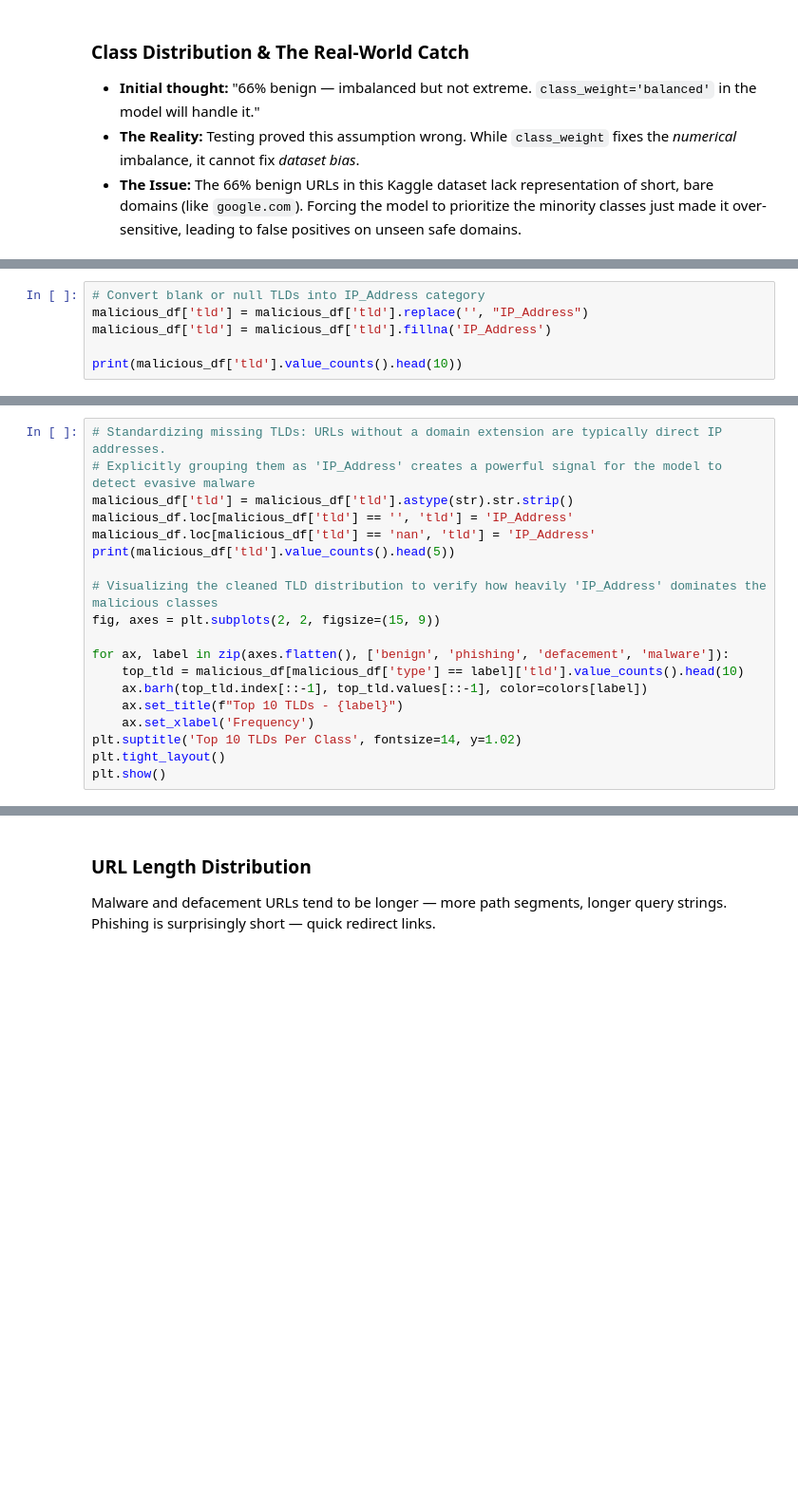
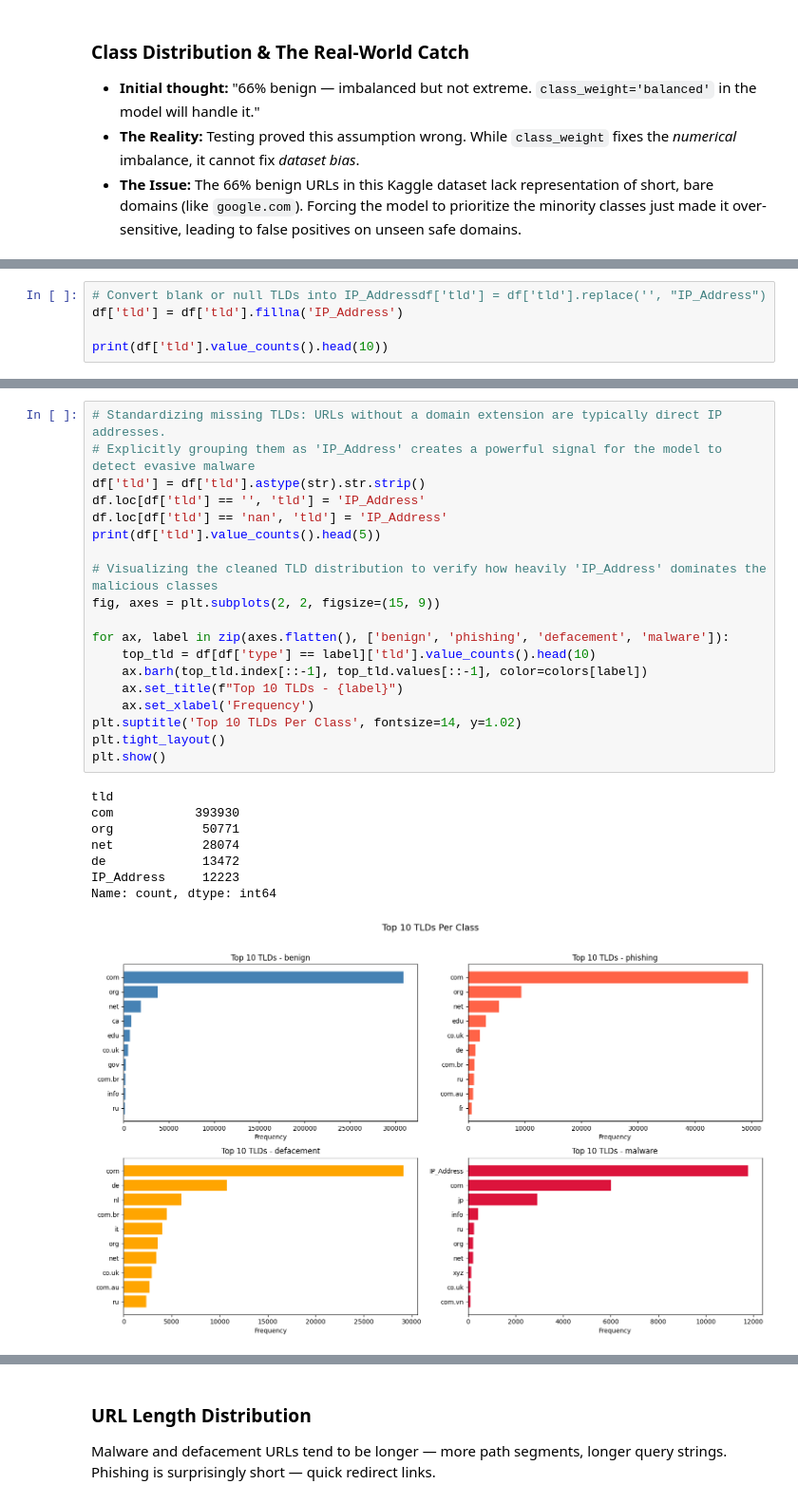
Before and after one commit to satyamkarn100-ctrl/Cyber-Threat-Detection, a Jupyter notebook: URL-Phishing.ipynb, the cells around one changed output, grey strips where cells are left out. Shown at 95% size. Cells and saved outputs as stored; diff of their text form; blank space fills up the shorter version.

```diff
--- a/URL-Phishing.ipynb
+++ b/URL-Phishing.ipynb
@@ -342,6 +428,5 @@ plt.show()
 # %%
-# Convert blank or null TLDs into IP_Address category
-malicious_df['tld'] = malicious_df['tld'].replace('', "IP_Address")
-malicious_df['tld'] = malicious_df['tld'].fillna('IP_Address')
+# Convert blank or null TLDs into IP_Addressdf['tld'] = df['tld'].replace('', "IP_Address")
+df['tld'] = df['tld'].fillna('IP_Address')
 
-print(malicious_df['tld'].value_counts().head(10))
+print(df['tld'].value_counts().head(10))
@@ -348,19 +446,28 @@ print(malicious_df['tld'].value_counts().head(10))
 # %%
 # Standardizing missing TLDs: URLs without a domain extension are typically direct IP addresses.
 # Explicitly grouping them as 'IP_Address' creates a powerful signal for the model to detect evasive malware
-malicious_df['tld'] = malicious_df['tld'].astype(str).str.strip()
-malicious_df.loc[malicious_df['tld'] == '', 'tld'] = 'IP_Address'
-malicious_df.loc[malicious_df['tld'] == 'nan', 'tld'] = 'IP_Address'
-print(malicious_df['tld'].value_counts().head(5))
+df['tld'] = df['tld'].astype(str).str.strip()
+df.loc[df['tld'] == '', 'tld'] = 'IP_Address'
+df.loc[df['tld'] == 'nan', 'tld'] = 'IP_Address'
+print(df['tld'].value_counts().head(5))
 
 # Visualizing the cleaned TLD distribution to verify how heavily 'IP_Address' dominates the malicious classes
 fig, axes = plt.subplots(2, 2, figsize=(15, 9))
 
 for ax, label in zip(axes.flatten(), ['benign', 'phishing', 'defacement', 'malware']):
-    top_tld = malicious_df[malicious_df['type'] == label]['tld'].value_counts().head(10)
+    top_tld = df[df['type'] == label]['tld'].value_counts().head(10)
     ax.barh(top_tld.index[::-1], top_tld.values[::-1], color=colors[label])
     ax.set_title(f"Top 10 TLDs - {label}")
     ax.set_xlabel('Frequency')
 plt.suptitle('Top 10 TLDs Per Class', fontsize=14, y=1.02)
 plt.tight_layout()
 plt.show()
+# %% [output]
+tld
+com           393930
+org            50771
+net            28074
+de             13472
+IP_Address     12223
+Name: count, dtype: int64
+[figure, added]
```
Also changed, not shown: parts of 80 cells of this notebook.
